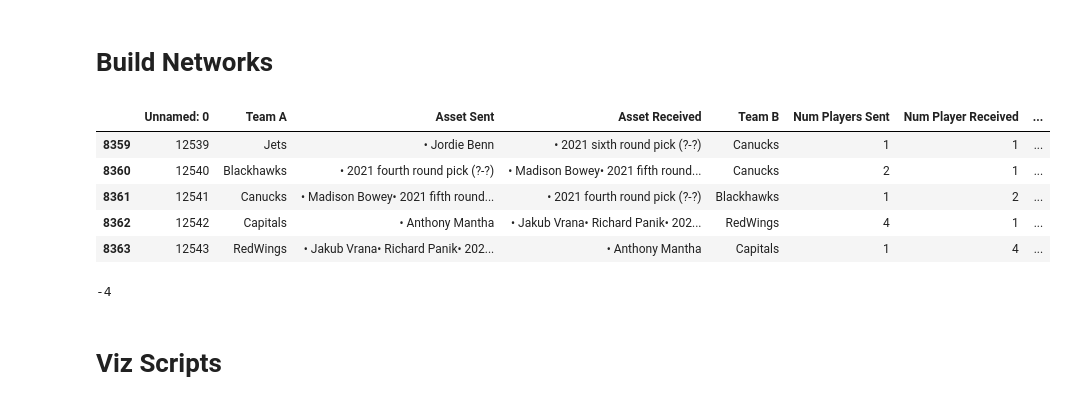
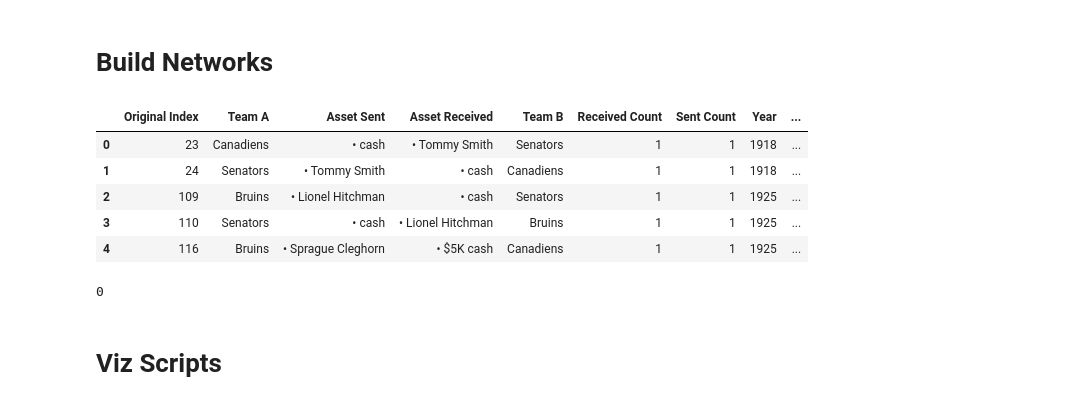
Before and after one commit to d141/590FP, a Jupyter notebook: nhl_transaction_network.ipynb, the cells around one changed output. Saved outputs shown, nothing was run; the diff lists cells and outputs as text; code cells hidden in the pictures.

```diff
--- a/nhl_transaction_network.ipynb
+++ b/nhl_transaction_network.ipynb
@@ -60,15 +64,17 @@ teams = {"Ducks":{},
 #Fix data for teams that have moved or changed names xxx
 #Split the date columns xxxx
 #Variable for players sent/received xxxx
+# %%
+df = df.rename(columns={'Num Players Sent': 'Received Count', 'Num Player Received': 'Sent Count', 'Unnamed: 0': 'Original Index'})
 # %%
-df.tail()
+df.head()
 # %% [output]
-|  | Unnamed: 0 | Team A | Asset Sent | Asset Received | Team B | Num Players Sent | Num Player Received | ... |
-| 8359 | 12539 | Jets | • Jordie Benn | • 2021 sixth round pick (?-?) | Canucks | 1 | 1 | ... |
-| 8360 | 12540 | Blackhawks | • 2021 fourth round pick (?-?) | • Madison Bowey• 2021 fifth round... | Canucks | 2 | 1 | ... |
-| 8361 | 12541 | Canucks | • Madison Bowey• 2021 fifth round... | • 2021 fourth round pick (?-?) | Blackhawks | 1 | 2 | ... |
-| 8362 | 12542 | Capitals | • Anthony Mantha | • Jakub Vrana• Richard Panik• 202... | RedWings | 4 | 1 | ... |
-| 8363 | 12543 | RedWings | • Jakub Vrana• Richard Panik• 202... | • Anthony Mantha | Capitals | 1 | 4 | ... |
+|  | Original Index | Team A | Asset Sent | Asset Received | Team B | Received Count | Sent Count | Year | ... |
+| 0 | 23 | Canadiens | • cash | • Tommy Smith | Senators | 1 | 1 | 1918 | ... |
+| 1 | 24 | Senators | • Tommy Smith | • cash | Canadiens | 1 | 1 | 1918 | ... |
+| 2 | 109 | Bruins | • Lionel Hitchman | • cash | Senators | 1 | 1 | 1925 | ... |
+| 3 | 110 | Senators | • cash | • Lionel Hitchman | Bruins | 1 | 1 | 1925 | ... |
+| 4 | 116 | Bruins | • Sprague Cleghorn | • $5K cash | Canadiens | 1 | 1 | 1925 | ... |
 # %%
 #Build nested dictionary of teams and their trade partners
 
@@ -137,10 +143,10 @@ for index, row in df.iterrows():
 for team in teams:
   if team in teams[team].keys():
     teams[team].pop(team, None)
-# %%
-network_dict['2000 - 2001']["Bruins"]['net_players']
-# %% [output]
--4
+# %%
+network_dict['2016 - 2017']["GoldenKnights"]['net_players']
+# %% [output]
+0
 # %%
 #Construct the graph
 #Edge weights correspond to number of transactions
```
Also changed, not shown: parts of 47 cells of this notebook.
